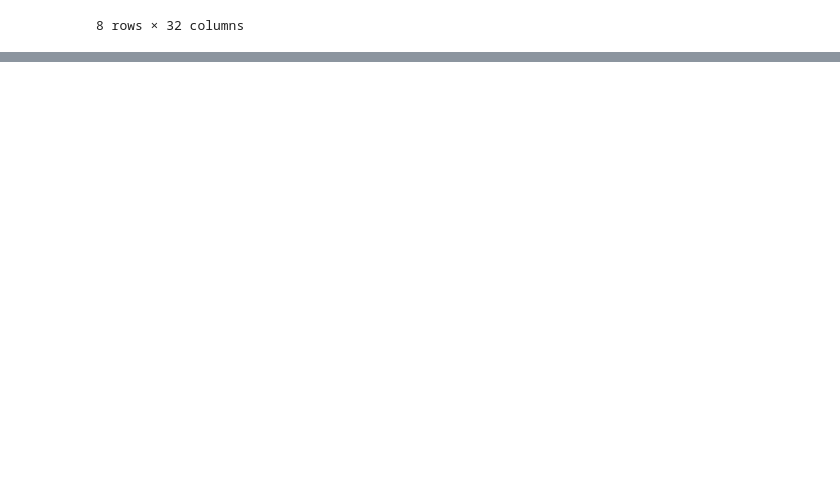
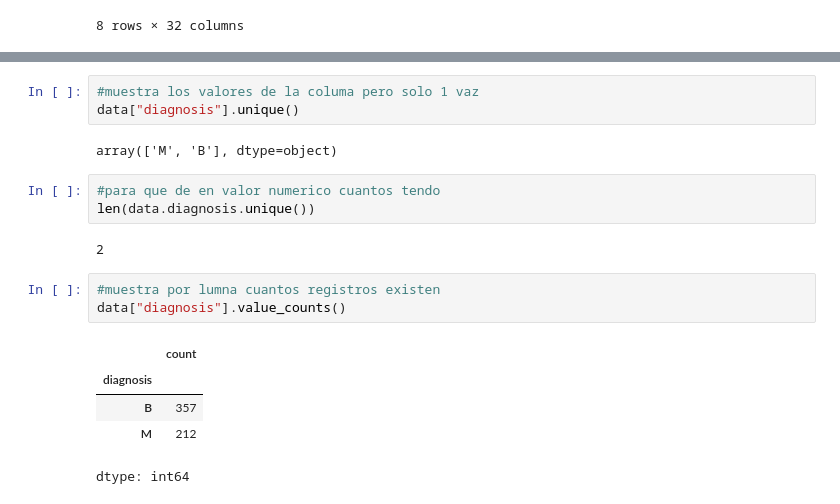
Before and after one commit to Mcps40/Dunder, a Jupyter notebook: data_Cancer.ipynb, the cells around one changed output, grey strips where cells are left out. Saved outputs shown, nothing was run; the diff lists cells and outputs as text; blank space fills up the shorter version.

```diff
--- a/data_Cancer.ipynb
+++ b/data_Cancer.ipynb
@@ -48,0 +68,19 @@ data.describe()
+# %%
+#muestra los valores de la columa pero solo 1 vaz
+data["diagnosis"].unique()
+# %% [output]
+array(['M', 'B'], dtype=object)
+# %%
+#para que de en valor numerico cuantos tendo
+len(data.diagnosis.unique())
+# %% [output]
+2
+# %%
+#muestra por lumna cuantos registros existen
+data["diagnosis"].value_counts()
+# %% [output]
+|  | count |
+| diagnosis |  |
+| B | 357 |
+| M | 212 |
+dtype: int64
```
Also changed, not shown: parts of 10 cells of this notebook.
